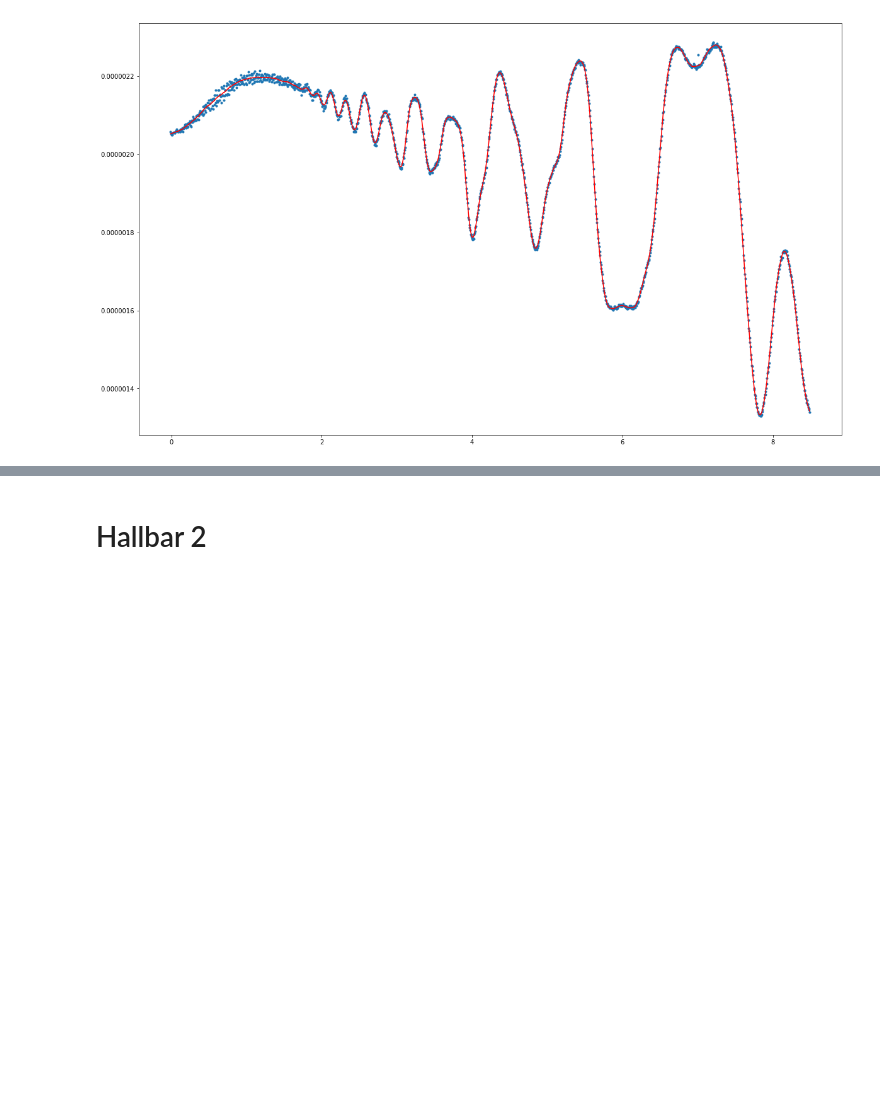
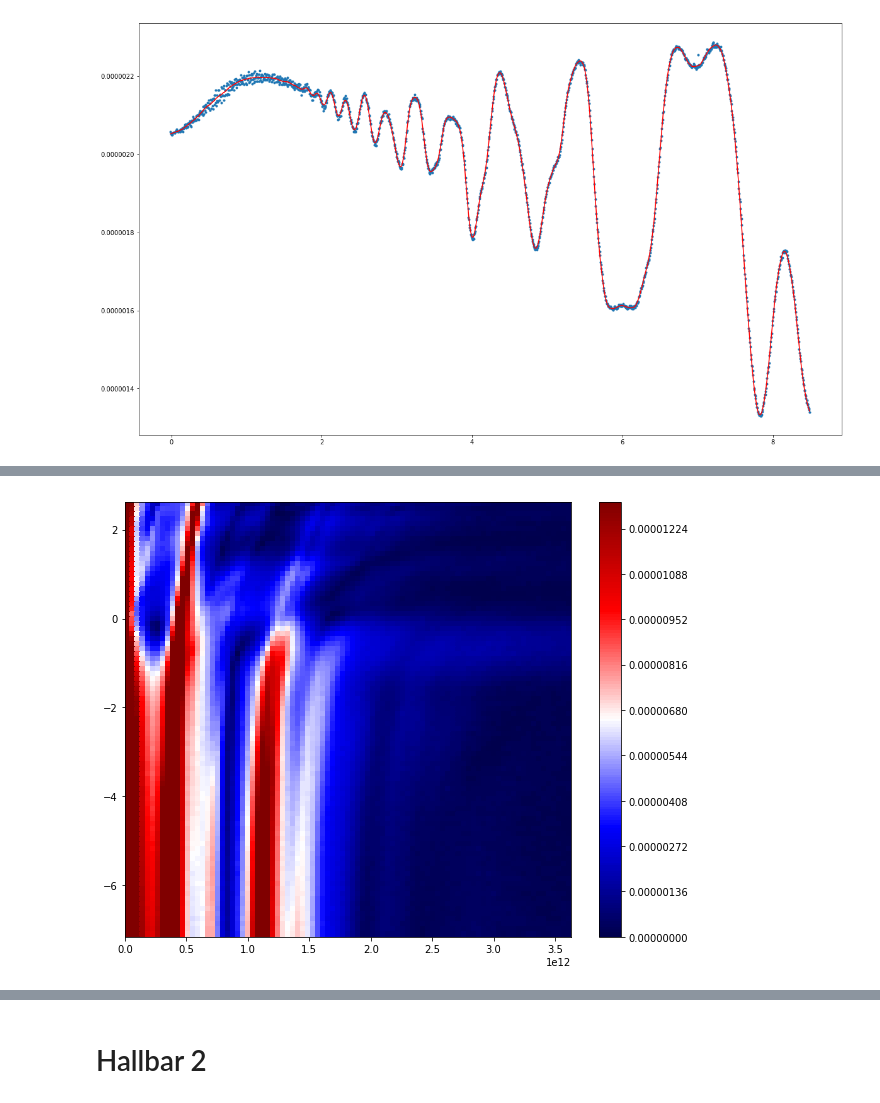
Before and after one commit to danielbouman/2deg, a Jupyter notebook: JSL49_01_qh_analysis.ipynb, the cells around one changed output, grey strips where cells are left out. Saved outputs shown, nothing was run; the diff lists cells and outputs as text; code cells hidden in the pictures; blank space fills up the shorter version.

```diff
--- a/JSL49_01_qh_analysis.ipynb
+++ b/JSL49_01_qh_analysis.ipynb
@@ -637,0 +618,15 @@ for lbl,grp in cdf.groupby('Topgate Voltage / V'):
+# %%
+idx = np.abs(np.array(xf) - 150).argmin()+1
+n = xf[:idx]*1e-4/Phi_0
+x,y = np.meshgrid(n,cdf['Topgate Voltage / V'].unique())
+z_crop = z[:,:idx]
+
+fig, ax = plt.subplots(figsize=(10,8))
+cmap = plt.get_cmap('seismic')
+levels = MaxNLocator(nbins=200).tick_values(0, 1.3e-5)
+norm = BoundaryNorm(levels, ncolors=cmap.N, clip=True)
+im = ax.pcolormesh(x,y,z_crop,cmap=cmap,norm=norm)
+fig.colorbar(im, ax=ax)
+plt.show()
+# %% [output]
+[figure, added]
```
Also changed, not shown: parts of 7 cells of this notebook.
